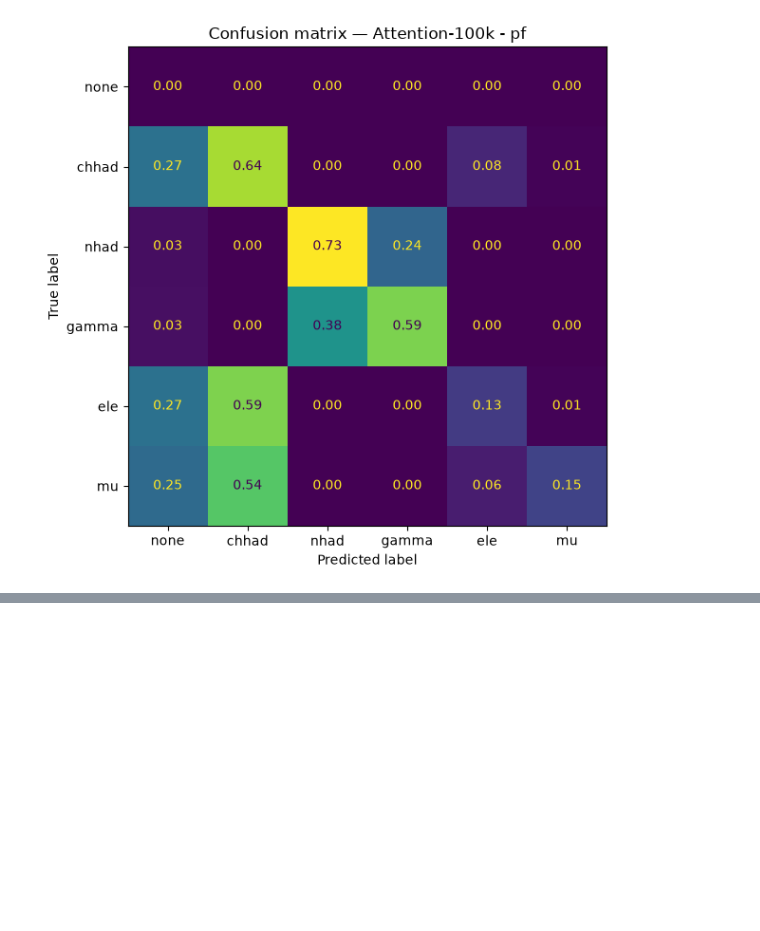
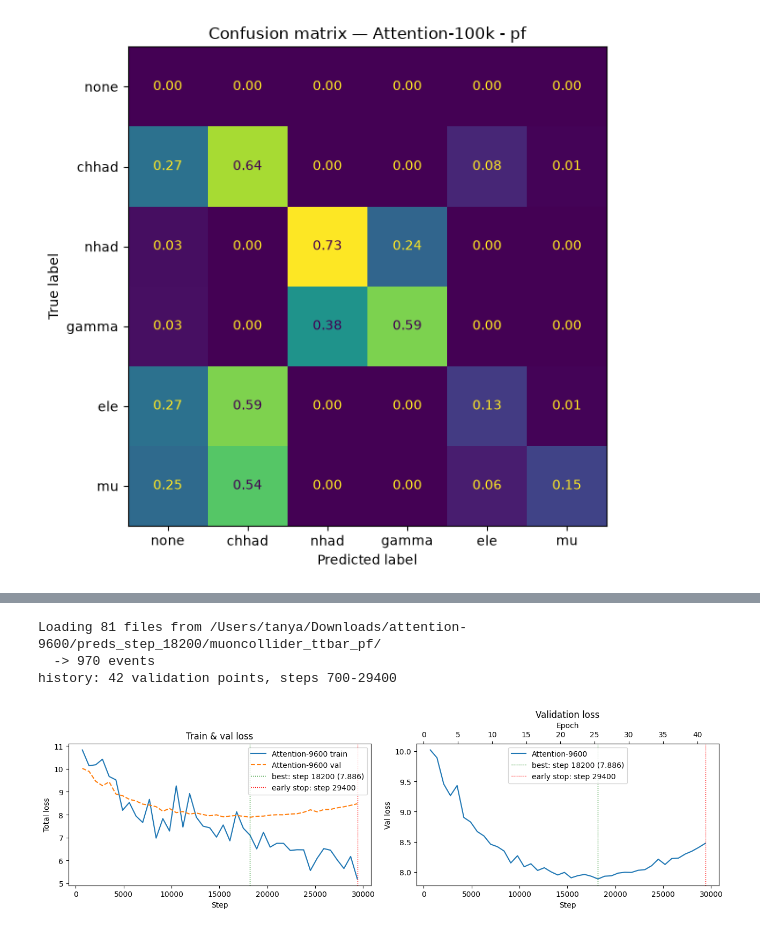
Before and after one commit to TNYASIN/particleflow, a Jupyter notebook: notebooks/muon-predictions.ipynb, the cells around one changed output, grey strips where cells are left out. Saved outputs shown, nothing was run; the diff lists cells and outputs as text; code cells hidden in the pictures; blank space fills up the shorter version.

```diff
--- a/notebooks/muon-predictions.ipynb
+++ b/notebooks/muon-predictions.ipynb
@@ -370,0 +402,80 @@ plt.show()
+# %%
+RUN_J = os.path.expanduser("~/Downloads/attention-9600")
+BEST_STEP_J = 18200
+LABEL_J = "Attention-9600"
+
+
+def load_preds(pred_dir):
+    files = sorted(glob.glob(os.path.join(pred_dir, "pred_*.parquet")))
+    print(f"Loading {len(files)} files from {pred_dir}")
+    if len(files) == 0:
+        raise FileNotFoundError(f"No pred_*.parquet files found in {pred_dir}")
+    arrays = []
+    for f in files:
+        try:
+            arrays.append(awkward.from_parquet(f))
+        except Exception as e:
+            print(f"  skipping unreadable file {os.path.basename(f)}: {e}")
+    data = awkward.concatenate(arrays)
+    print(f"  -> {len(data)} events")
+    return data
+
+
+def load_history(history_dir):
+    files = sorted(glob.glob(os.path.join(history_dir, "step_*.json")),
+                   key=lambda f: int(os.path.basename(f).split("_")[1].split(".")[0]))
+    steps, train_loss, val_loss = [], [], []
+    for f in files:
+        try:
+            with open(f) as fh:
+                d = json.load(fh)
+            steps.append(int(os.path.basename(f).split("_")[1].split(".")[0]))
+            train_loss.append(d["train"]["Total"])
+            val_loss.append(d["valid"]["Total"])
+        except (json.JSONDecodeError, KeyError):
+            pass
+    return np.array(steps), np.array(train_loss), np.array(val_loss)
+
+
+def make_cm(target, pred):
+    msk = awkward.to_numpy(awkward.flatten(target["cls_id"])) != 0
+    return confusion_matrix(
+        awkward.to_numpy(awkward.flatten(target["cls_id"])[msk]),
+        awkward.to_numpy(awkward.flatten(pred["cls_id"])[msk]),
+        labels=list(range(6)), normalize="true"
+    )
+
+
+data_j = load_preds(f"{RUN_J}/preds_step_{BEST_STEP_J}/muoncollider_ttbar_pf/")
+target_j, pred_j, cand_j = data_j["particles"]["target"], data_j["particles"]["pred"], data_j["particles"]["cand"]
+steps_j, train_j, val_j = load_history(f"{RUN_J}/history")
+print(f"history: {len(steps_j)} validation points, steps {steps_j.min()}-{steps_j.max()}")
+# %% [output]
+Loading 81 files from /Users/tanya/Downloads/attention-9600/preds_step_18200/muoncollider_ttbar_pf/
+  -> 970 events
+history: 42 validation points, steps 700-29400
+# %%
+# loss curves; train loss is a single batch at each validation step, so it is noisy
+best_idx = int(np.argmin(val_j))
+fig, axes = plt.subplots(1, 2, figsize=(13, 4))
+axes[0].plot(steps_j, train_j, label=f"{LABEL_J} train")
+axes[0].plot(steps_j, val_j, label=f"{LABEL_J} val", ls="--")
+axes[0].set(xlabel="Step", ylabel="Total loss", title="Train & val loss")
+
+axes[1].plot(steps_j, val_j, label=LABEL_J)
+axes[1].set(xlabel="Step", ylabel="Val loss", title="Validation loss")
+
+for ax in axes:
+    ax.axvline(steps_j[best_idx], color="green", ls=":", lw=1,
+               label=f"best: step {steps_j[best_idx]} ({val_j[best_idx]:.3f})")
+    ax.axvline(steps_j[-1], color="red", ls=":", lw=1, label=f"early stop: step {steps_j[-1]}")
+    ax.legend()
+
+# second x-axis in epochs (714 steps per epoch for 8640 training events at 12 per step)
+STEPS_PER_EPOCH_J = 714
+sec = axes[1].secondary_xaxis("top", functions=(lambda s: s / STEPS_PER_EPOCH_J, lambda e: e * STEPS_PER_EPOCH_J))
+sec.set_xlabel("Epoch")
+plt.tight_layout()
+plt.show()
+# %% [output]
+[figure, added]
```
Also changed, not shown: parts of 11 cells of this notebook, 8 other files.
